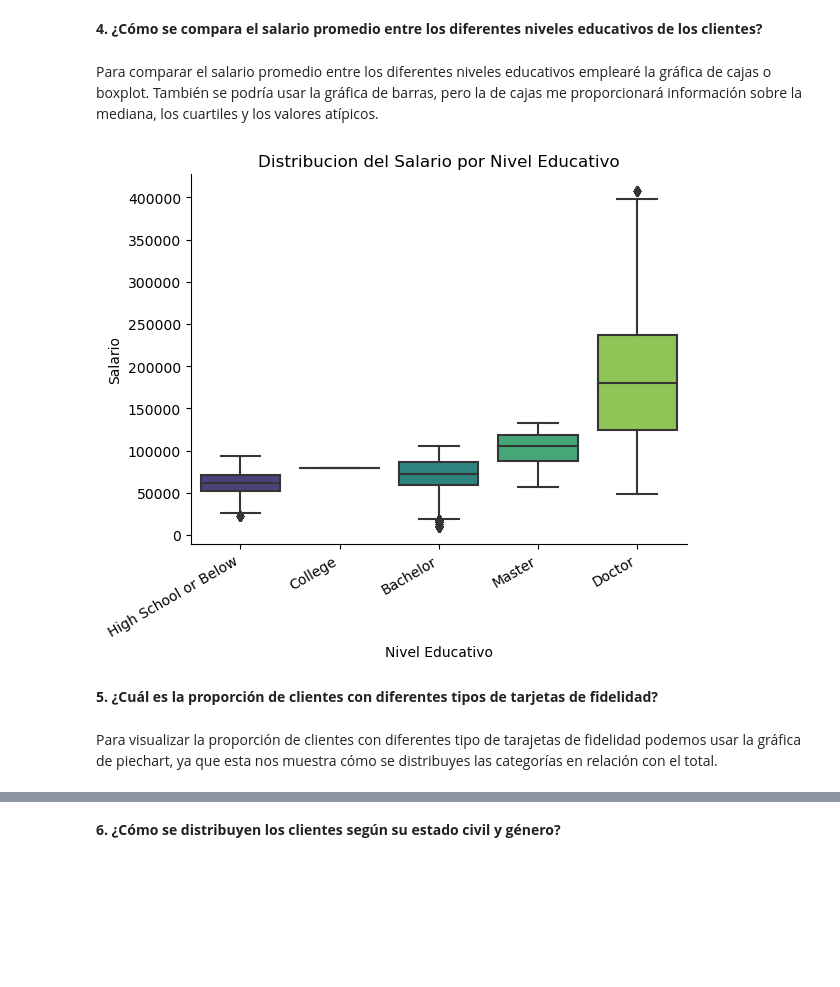
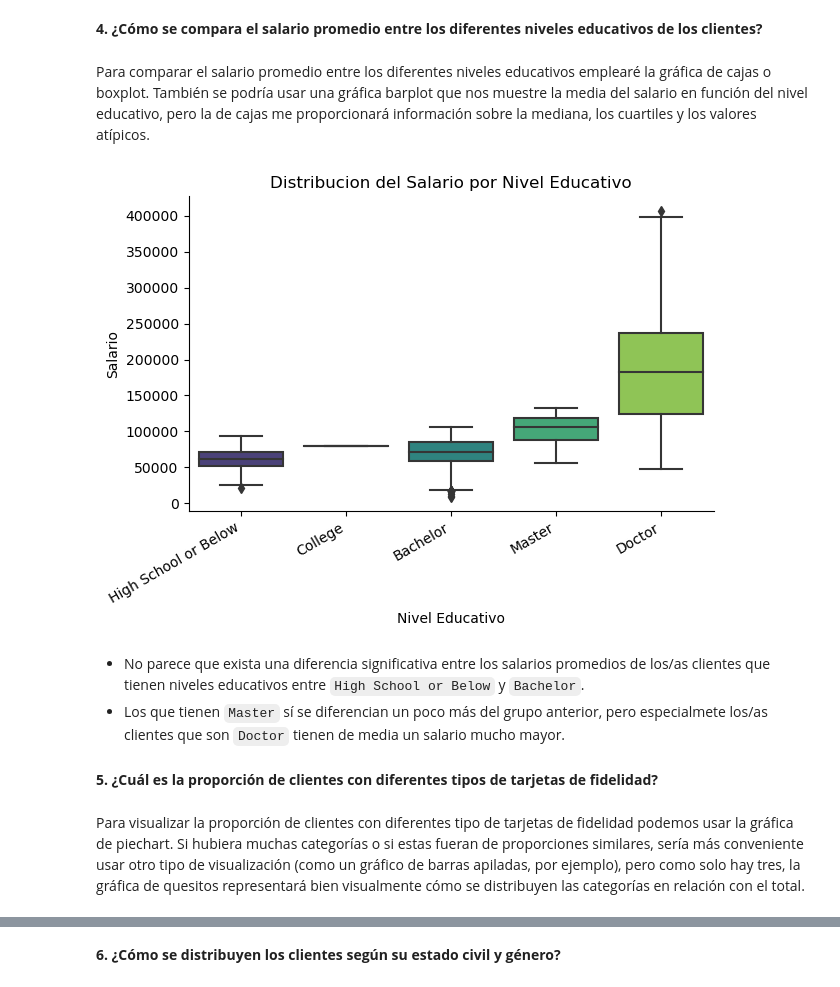
Before and after one commit to Adalab/bda-modulo-3-evaluacion-final-eaguilag, a Jupyter notebook: bda-modulo-2-evaluacion-final-promo-angela-elena-aguila.ipynb, the cells around one changed output, grey strips where cells are left out. Saved outputs shown, nothing was run; the diff lists cells and outputs as text; code cells hidden in the pictures; blank space fills up the shorter version.

```diff
--- a/bda-modulo-2-evaluacion-final-promo-angela-elena-aguila.ipynb
+++ b/bda-modulo-2-evaluacion-final-promo-angela-elena-aguila.ipynb
@@ -392,3 +392,7 @@ df_cleaned.rename(columns={"salary_iterative": "salary"}, inplace=True)
 df_cleaned.to_csv("customer-data.csv",index=False)
 # %% [markdown]
 ## Fase 2: Visualización
+# %%
+# Cargo el DataFrame limpio para no tener que ejecutar las celdas anteriores
+df_cleaned = pd.read_csv("customer-data.csv")
+df_cleaned.sample()
@@ -492,31 +501,38 @@ plt.show()
 # %% [markdown]
 **4. ¿Cómo se compara el salario promedio entre los diferentes niveles educativos de los clientes?**
 # %% [markdown]
-Para comparar el salario promedio entre los diferentes niveles educativos emplearé la gráfica de cajas o boxplot. También se podría usar la gráfica de barras, pero la de cajas me proporcionará información sobre la mediana, los cuartiles y los valores atípicos.
+Para comparar el salario promedio entre los diferentes niveles educativos emplearé la gráfica de cajas o boxplot. También se podría usar una gráfica barplot que nos muestre la media del salario en función del nivel educativo, pero la de cajas me proporcionará información sobre la mediana, los cuartiles y los valores atípicos.
 # %%
+# Elimino duplicados basados en loyalty_number para contar clientes unicos
+df_unique_customers = df_cleaned.drop_duplicates(subset="loyalty_number")
+
 # Creo el grafico de cajas
-sns.boxplot(x='education',
-            y='salary',
-            data=df_cleaned,
-            palette='viridis',
-            order = ['High School or Below', 'College', 'Bachelor', 'Master', 'Doctor'])
+sns.boxplot(x="education",
+            y="salary",
+            data=df_unique_customers,
+            palette="viridis",
+            order = ["High School or Below", "College", "Bachelor", "Master", "Doctor"])
 
 # Cambio el nombre de los ejes, los giro y pongo titulo a la grafica
-plt.title('Distribucion del Salario por Nivel Educativo')
-plt.xlabel('Nivel Educativo')
-plt.ylabel('Salario')
+plt.title("Distribucion del Salario por Nivel Educativo")
+plt.xlabel("Nivel Educativo")
+plt.ylabel("Salario")
 plt.xticks(rotation=30, ha="right")
 # Quito la linea de arriba y de la derecha
 plt.gca().spines["right"].set_visible(False)
 plt.gca().spines["top"].set_visible(False)
 
 # Muestro la grafica
+plt.tight_layout()
 plt.show()
 # %% [output]
-[figure, old version]
+[figure, new version]
+# %% [markdown]
+- No parece que exista una diferencia significativa entre los salarios promedios de los/as clientes que tienen niveles educativos entre `High School or Below` y `Bachelor`.
+- Los que tienen `Master` sí se diferencian un poco más del grupo anterior, pero especialmete los/as clientes que son `Doctor` tienen de media un salario mucho mayor.
 # %% [markdown]
 **5. ¿Cuál es la proporción de clientes con diferentes tipos de tarjetas de fidelidad?**
 # %% [markdown]
-Para visualizar la proporción de clientes con diferentes tipo de tarajetas de fidelidad podemos usar la gráfica de piechart, ya que esta nos muestra cómo se distribuyes las categorías en relación con el total.
+Para visualizar la proporción de clientes con diferentes tipo de tarjetas de fidelidad podemos usar la gráfica de piechart. Si hubiera muchas categorías o si estas fueran de proporciones similares, sería más conveniente usar otro tipo de visualización (como un gráfico de barras apiladas, por ejemplo), pero como solo hay tres, la gráfica de quesitos representará bien visualmente cómo se distribuyen las categorías en relación con el total.
 # %%
 # Elimino duplicados basados en loyalty_number para contar clientes unicos
```
Also changed, not shown: parts of 15 cells of this notebook.
